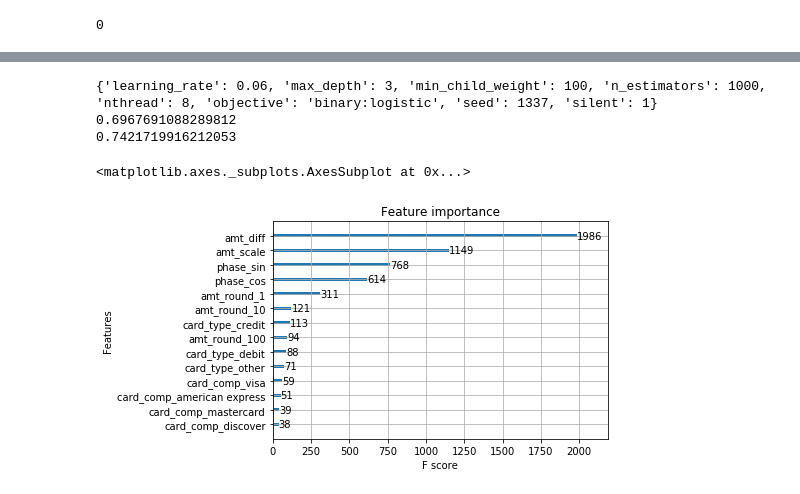
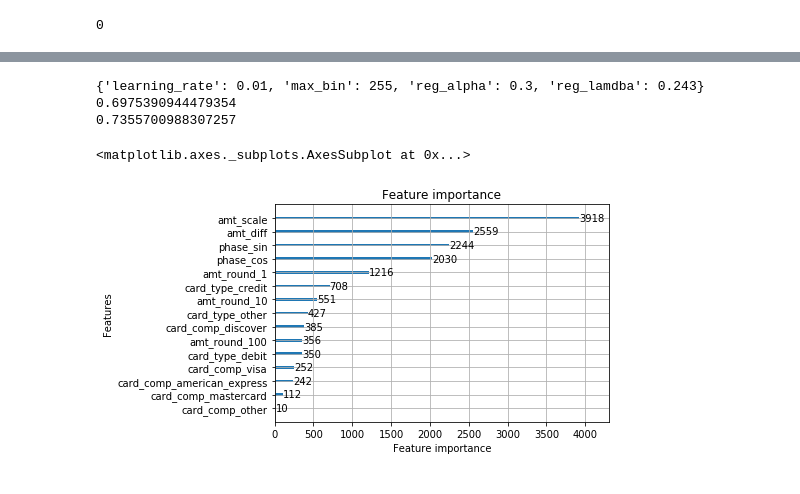
Before and after one commit to biggoron/kaggle-ieee-cis-fraud-detection, a Jupyter notebook: notebooks/ScratchPad.ipynb, the cells around one changed output, grey strips where cells are left out. Drawn from its saved outputs; the diff is of its cells as text; code cells hidden in the pictures.

Commit message:
LGBM is now running

```diff
--- a/notebooks/ScratchPad.ipynb
+++ b/notebooks/ScratchPad.ipynb
@@ -51,8 +47,8 @@ gc.collect()
 # %% [output]
 0
 # %%
-skip = ['trs_amt_sin', 'trs_amt_scale', 'trs_amt_diff', 'trs_amt_round', 'trs_card_type_dum'] #, 'trs_card_type_dum'
-exclude = [] #['trs_amt_scale', 'trs_amt_round']
+skip = ['trs_amt_scale', 'trs_amt_diff', 'trs_amt_round', 'trs_card_type_dum'] #, 'trs_card_type_dum' 'trs_amt_sin',
+exclude = ['trs_amt_diff'] #['trs_amt_scale', 'trs_amt_round']
 fi = FeatureEngineer(skip, exclude)
 X_train_prepro = fi.transform(X_train, 'TransactionID', 'train')
 X_val_prepro = fi.transform(X_val, 'TransactionID', 'val')
@@ -77,23 +62,9 @@ missing card_type_debit or credit
 # %%
-model = XGBClassifier()
-parameters = {
-    'nthread':[8], #when use hyperthread, xgboost may become slower
-    'objective':['binary:logistic'],
-    'learning_rate': [0.04, 0.6], # from 0.1
-    'max_depth': [2], # opti 20 but slow
-    'min_child_weight': [100],
-    'silent': [1],
-#     'subsample': [0.8],
-#     'colsample_bytree': [0.8], # from 0.8
-    'n_estimators': [1000], #number of trees, change it to 1000 for better results
-    'seed': [1337]}
-
-
 lgb_params = {
                 'objective':'regression',
                 'boosting_type':'gbdt',
                 'metric':'auc',
-                'n_jobs':-1,
+                'n_jobs':8,
                 'learning_rate':0.01,
                 'num_leaves': 2**4,
                 'max_depth':5,
@@ -105,9 +76,14 @@ lgb_params = {
                 'max_bin':255,
                 'verbose':-1,
                 'seed': 1337,
-                'early_stopping_rounds':100,
                 'reg_alpha':0.3,
                 'reg_lamdba':0.243
             }
-print('a')
-CrossValLabo.quick_lgbm(lgb_params, X_train_prepro, Y_train, X_val_prepro, Y_val)
+model = lgb.LGBMClassifier(**lgb_params)
+
+lgb_params_crossval = {
+                'learning_rate':[0.01],
+                'max_bin':[255],
+                'reg_alpha':[0.3],
+                'reg_lamdba':[0.243]
+            }
@@ -121,3 +90,3 @@ Early stopping, best iteration is:
 # %%
-best_parameters_val, score_val, score_train, model = CrossValLabo.optimize_hparams(model, parameters, X_train_prepro, Y_train, X_val_prepro, Y_val)
+best_parameters_val, score_val, score_train, model = CrossValLabo.optimize_hparams(model, lgb_params_crossval, X_train_prepro, Y_train, X_val_prepro, Y_val)
 # %% [output]
@@ -134,11 +101,11 @@ print(best_parameters_val)
 print(score_val)
 print(score_train)
 # %% [output]
-{'learning_rate': 0.06, 'max_depth': 3, 'min_child_weight': 100, 'n_estimators': 1000, 'nthread': 8, 'objective': 'binary:logistic', 'seed': 1337, 'silent': 1}
-0.6967691088289812
-0.7421719916212053
+{'learning_rate': 0.01, 'max_bin': 255, 'reg_alpha': 0.3, 'reg_lamdba': 0.243}
+0.6975390944479354
+0.7355700988307257
-# %%
-plot_importance(model)
-# %% [output]
-<matplotlib.axes._subplots.AxesSubplot at 0x...>
-[figure, removed]
+# %%
+lgb.plot_importance(model)
+# %% [output]
+<matplotlib.axes._subplots.AxesSubplot at 0x...>
+[figure, added]
```
Also changed, not shown: parts of 6 cells of this notebook, 2 other files.
